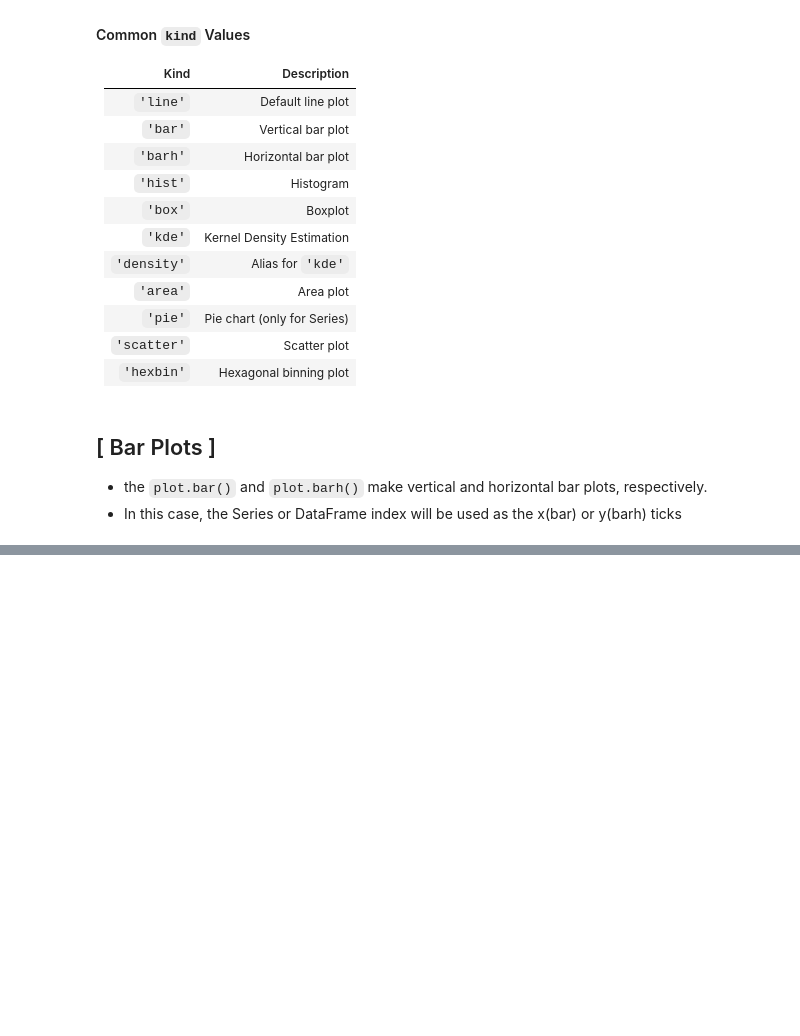
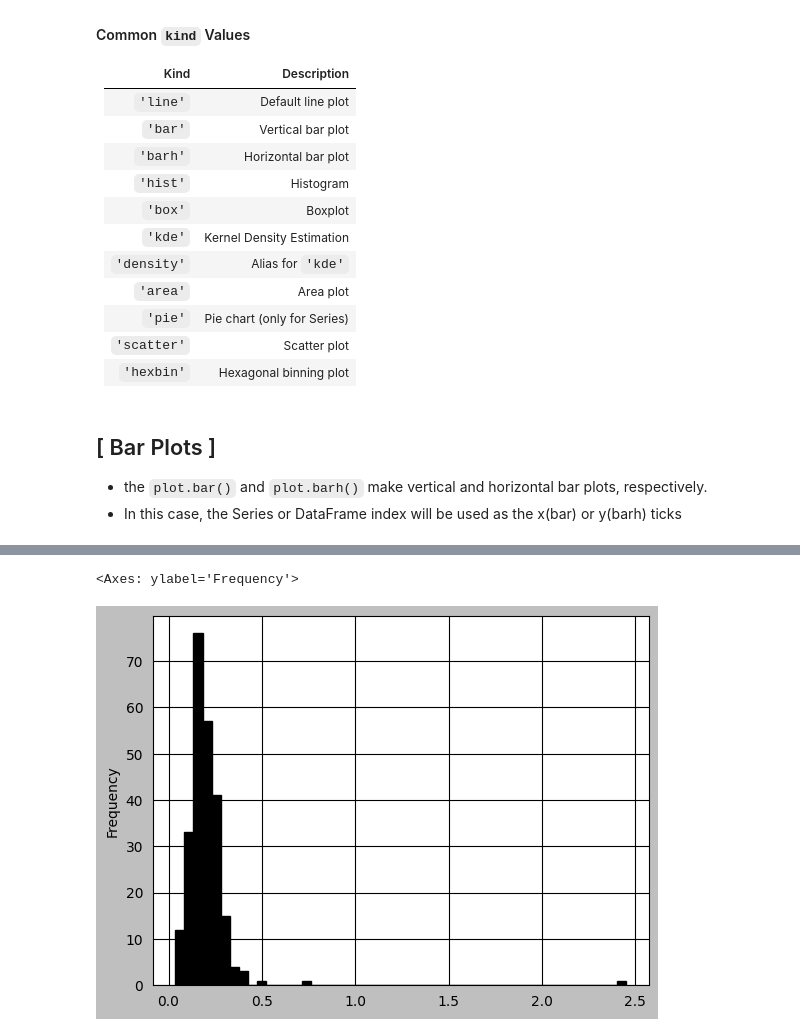
Before and after one commit to f-ckyou/pandas, a Jupyter notebook: pd-9/2_plotting_with_pandas_and_seaborn.ipynb, the cells around one changed output, grey strips where cells are left out. Cells and saved outputs as stored; diff of their text form; code cells hidden in the pictures; blank space fills up the shorter version.

Commit message:
histograms and density plots

```diff
--- a/pd-9/2_plotting_with_pandas_and_seaborn.ipynb
+++ b/pd-9/2_plotting_with_pandas_and_seaborn.ipynb
@@ -312,0 +337,7 @@ sns.barplot(x="tip_pct", y="day", hue="time", data=tips, orient="h")
+# %%
+# using the tipping data from before, we can make a histogram of tip percentages of the total bill using the plot.hist method on the Series
+
+tips["tip_pct"].plot.hist(bins=50)
+# %% [output]
+<Axes: ylabel='Frequency'>
+[figure, added]
```
Also changed, not shown: parts of 14 cells of this notebook.
